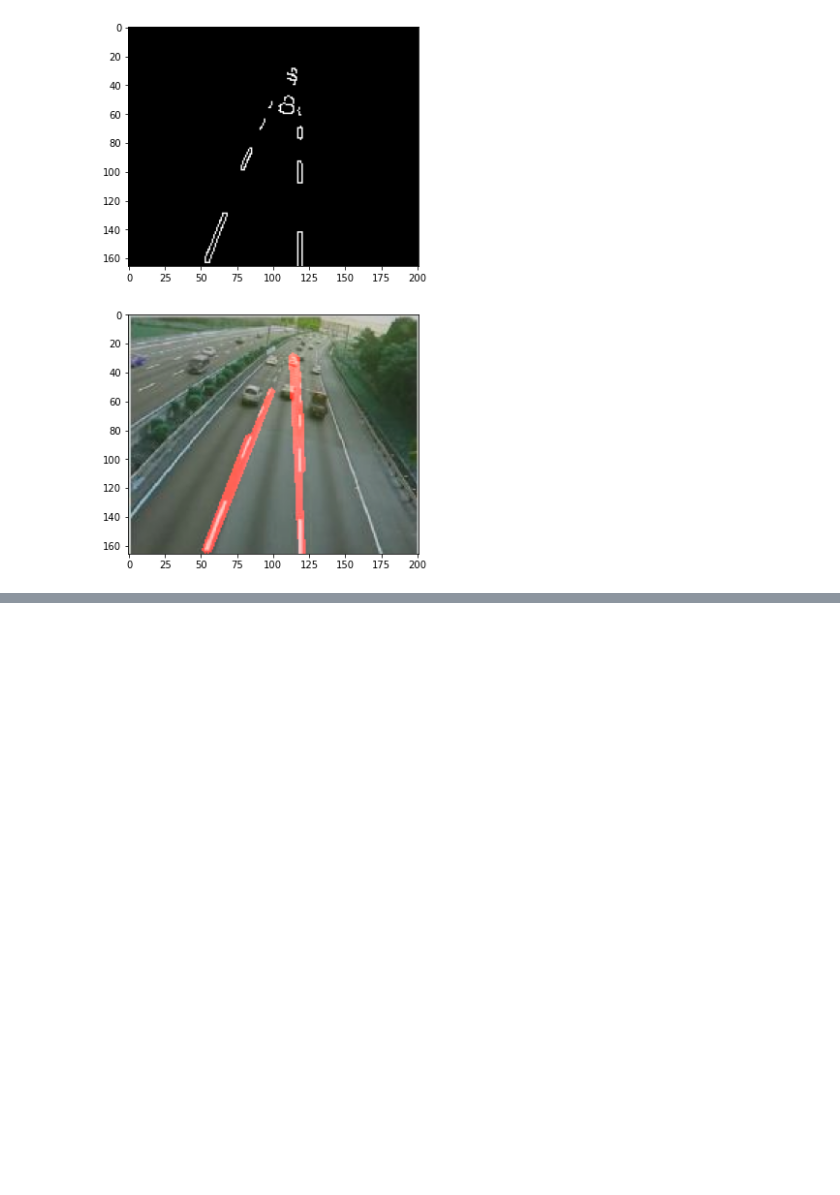
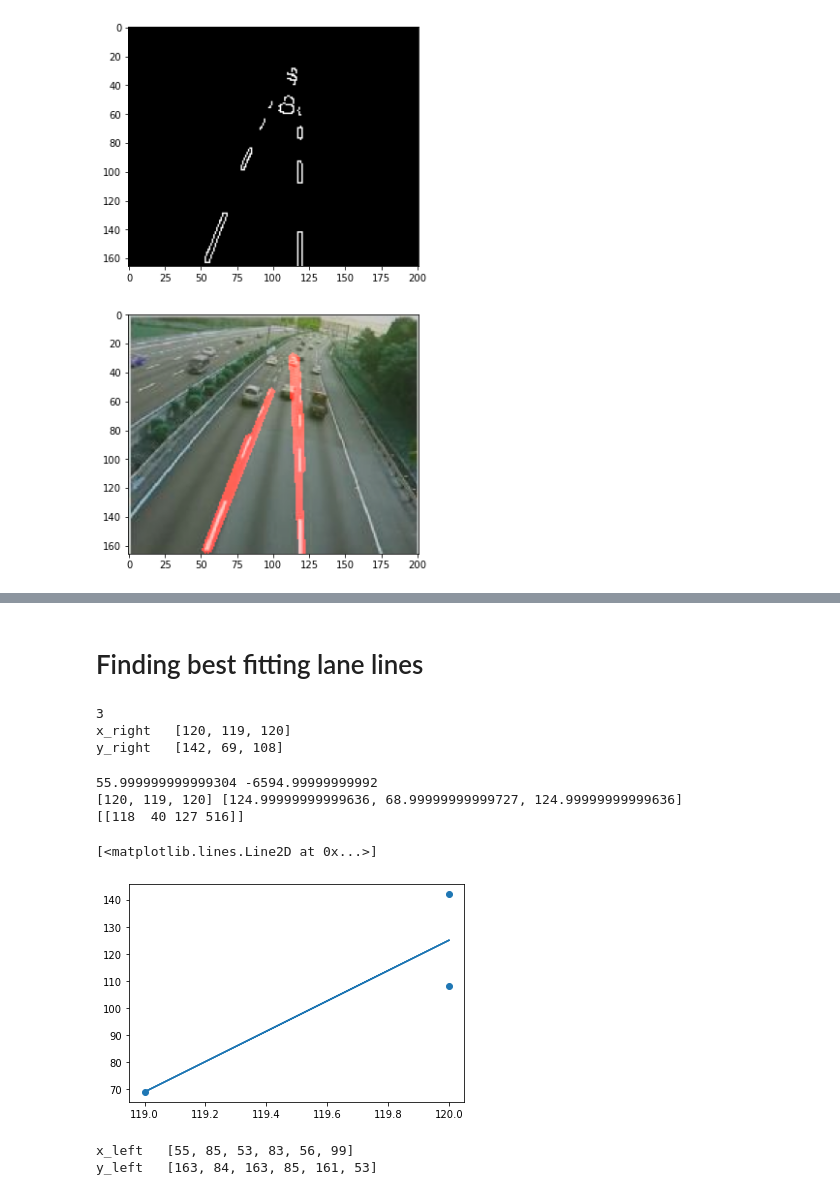
Before and after one commit to akshitagupta15june/lane_detection_opencv, a Jupyter notebook: lane-detection-edge.ipynb, the cells around one changed output, grey strips where cells are left out. Saved outputs shown, nothing was run; the diff lists cells and outputs as text; code cells hidden in the pictures; blank space fills up the shorter version.

```diff
--- a/lane-detection-edge.ipynb
+++ b/lane-detection-edge.ipynb
@@ -177,0 +220,58 @@ plt.show()
+# %% [markdown]
+# Finding best fitting lane lines
+# %%
+x_right=[]
+y_right=[]
+for i in right_lane:
+    x_right.append(i[0])
+    x_right.append(i[2])
+
+    y_right.append(i[1])
+    y_right.append(i[3])
+x=len(x_right)
+for j in range(x - 1, -1, -1):
+    if(x_right[j]<119):
+        x_right.remove(x_right[j])
+        y_right.remove(y_right[j])
+    x=len(x_right)
+
+print(len(x_right))
+print("x_right  ",x_right)
+print("y_right  ",y_right)
+# %% [output]
+3
+x_right   [120, 119, 120]
+y_right   [142, 69, 108]
+# %%
+plt.scatter(x_right,y_right)
+m1, b1 = np.polyfit(x_right, y_right, 1)
+print(m1,b1)
+y_right_bestfit=[]
+for i in range(len(x_right)):
+    y_right_bestfit.append(m1*x_right[i]+b1)
+
+print(x_right,y_right_bestfit)
+right_bestfit=[[118,int((m1*118.5)+b1),127,int((m1*127)+b1)]]
+right_bestfit=np.array(right_bestfit)
+print(right_bestfit)
+plt.plot(x_right, y_right_bestfit)
+# %% [output]
+55.999999999999304 -6594.99999999992
+[120, 119, 120] [124.99999999999636, 68.99999999999727, 124.99999999999636]
+[[118  40 127 516]]
+[<matplotlib.lines.Line2D at 0x...>]
+[figure, added]
+# %%
+x_left=[]
+y_left=[]
+for i in left_lane:
+    x_left.append(i[0])
+    x_left.append(i[2])
+
+    y_left.append(i[1])
+    y_left.append(i[3])
+print("x_left  ",x_left)
+print("y_left  ",y_left)
+# %% [output]
+x_left   [55, 85, 53, 83, 56, 99]
+y_left   [163, 84, 163, 85, 161, 53]
```
Also changed, not shown: parts of 13 cells of this notebook.
